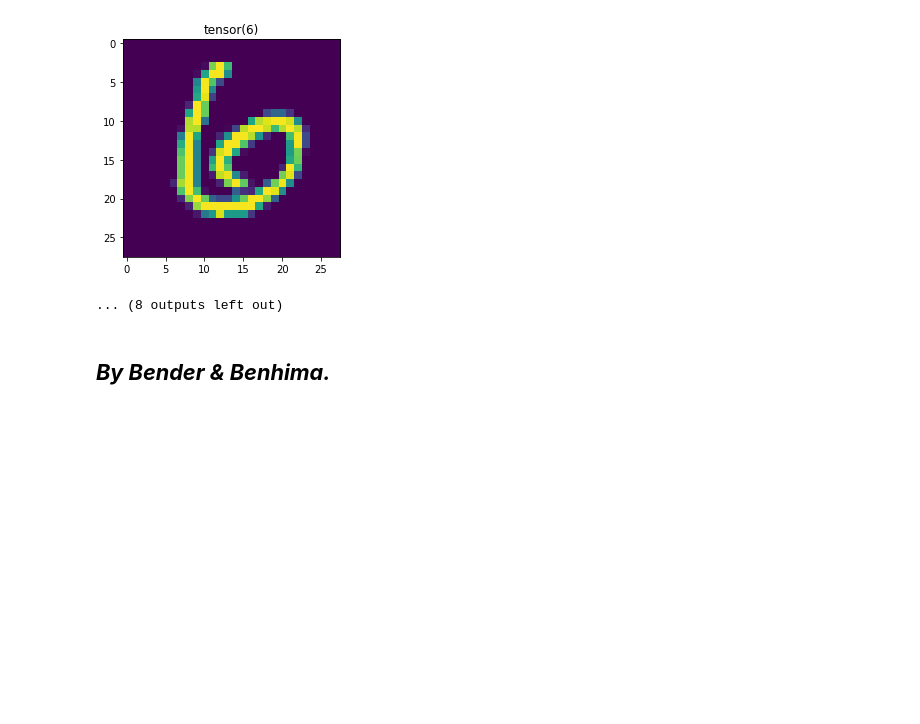
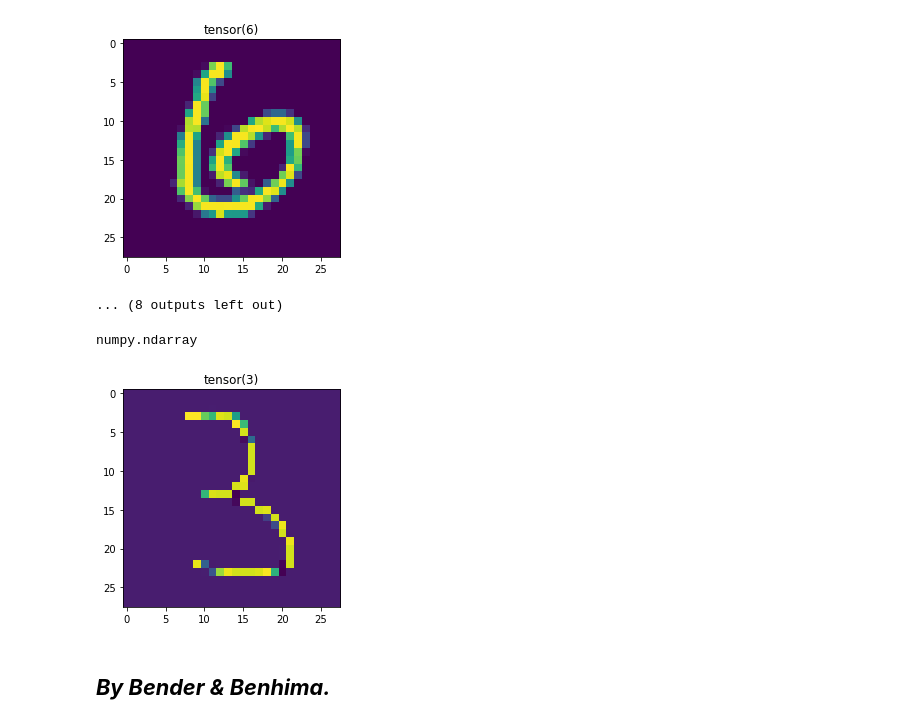
Before and after one commit to 11bender/HDR, a Jupyter notebook: HDR.ipynb, the cells around one changed output. Saved outputs shown, nothing was run; the diff lists cells and outputs as text; code cells hidden in the pictures; blank space fills up the shorter version.

```diff
--- a/HDR.ipynb
+++ b/HDR.ipynb
@@ -26,14 +26,12 @@ from sklearn.linear_model import LinearRegression
 train_data = datasets.MNIST('data', train=True, download=True, transform=transforms.ToTensor())
 # %%
 # Feature extraction function
-def feature_extraction(image):
+def feature_extraction(figure): #figure is a np array, shape 28*28
 
-  feature_np = image.numpy()
-
-  # Split image into 16 cells
+  # Split figure into 16 cells
   cells = [] #16
 
-  x = np.vsplit(feature_np.reshape(28,28), 4)
+  x = np.vsplit(figure, 4)
   for i in range(len(x)):
     cells.extend(np.hsplit(x[i],4))
 
@@ -42,9 +40,9 @@ def feature_extraction(image):
   # Extract 3 features from each cell
   feature_ex = [] #3*16
 
-  for j in range(16):
-    f1 = np.count_nonzero(cells_np[j] > 0.8)/7*7 #feature 1
-    indices_nonzero = np.nonzero(cells_np[j] > 0.8)
+  for i in range(16):
+    f1 = np.count_nonzero(cells_np[i] > 0.9)/49 #feature 1
+    indices_nonzero = np.nonzero(cells_np[i] > 0.9)
     (y,x) = indices_nonzero
     if x.shape==(0,):
       f2=0.
@@ -238,2 +250,17 @@ for i in range (20):
+# %%
+src = cv2.imread('/Users/moncefbender/Desktop/3.jpg', cv2.IMREAD_GRAYSCALE)
+norm_img = cv2.normalize(src, None, alpha=0, beta=1, norm_type=cv2.NORM_MINMAX, dtype=cv2.CV_32F)
+res_img = cv2.resize(norm_img, dsize=(28, 28), interpolation=cv2.INTER_CUBIC)
+# %%
+type(res_img)
+# %% [output]
+numpy.ndarray
+# %%
+plt.imshow(res_img) #real output
+image = feature_extraction(res_img)
+plt.title(torch.argmax(model(image))) #predicted output
+plt.show()
+# %% [output]
+[figure, added]
 # %% [markdown]
 ## ***By Bender & Benhima.***
```
Also changed, not shown: parts of 9 cells of this notebook.
